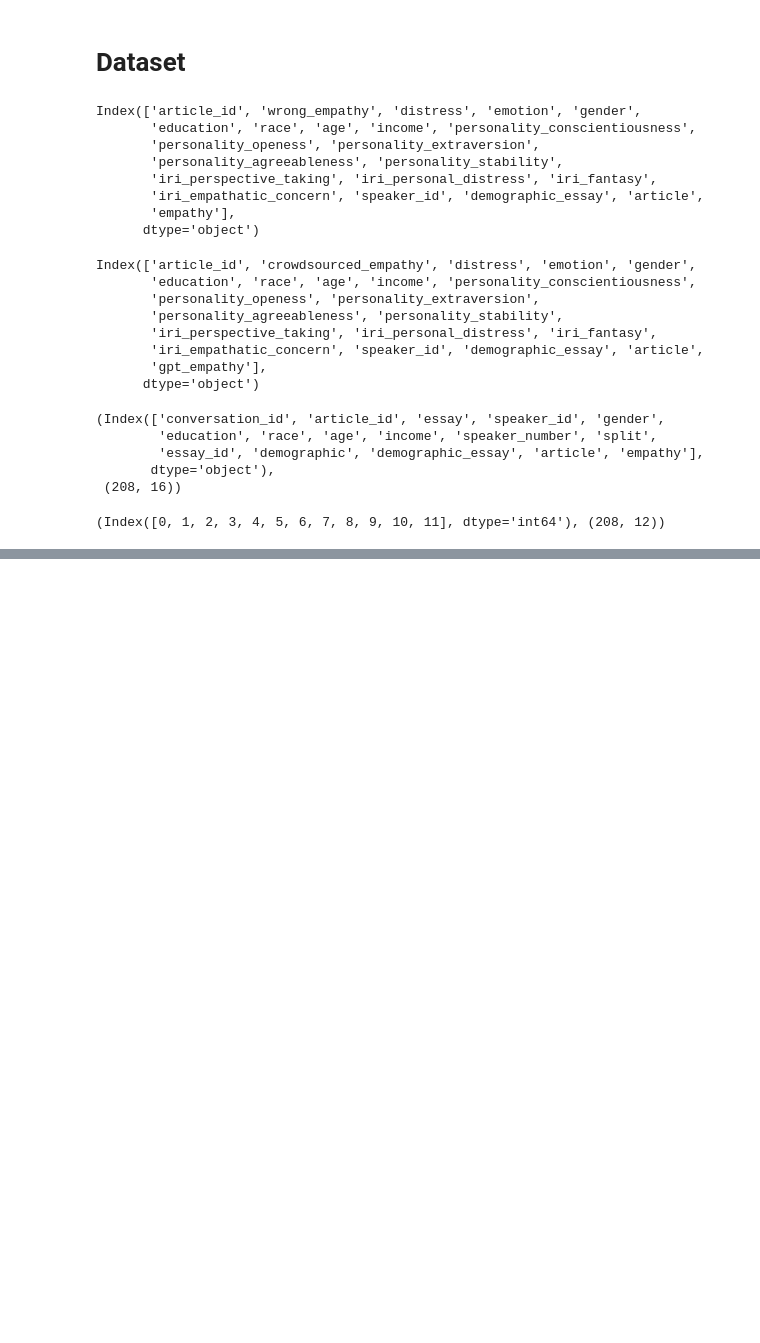
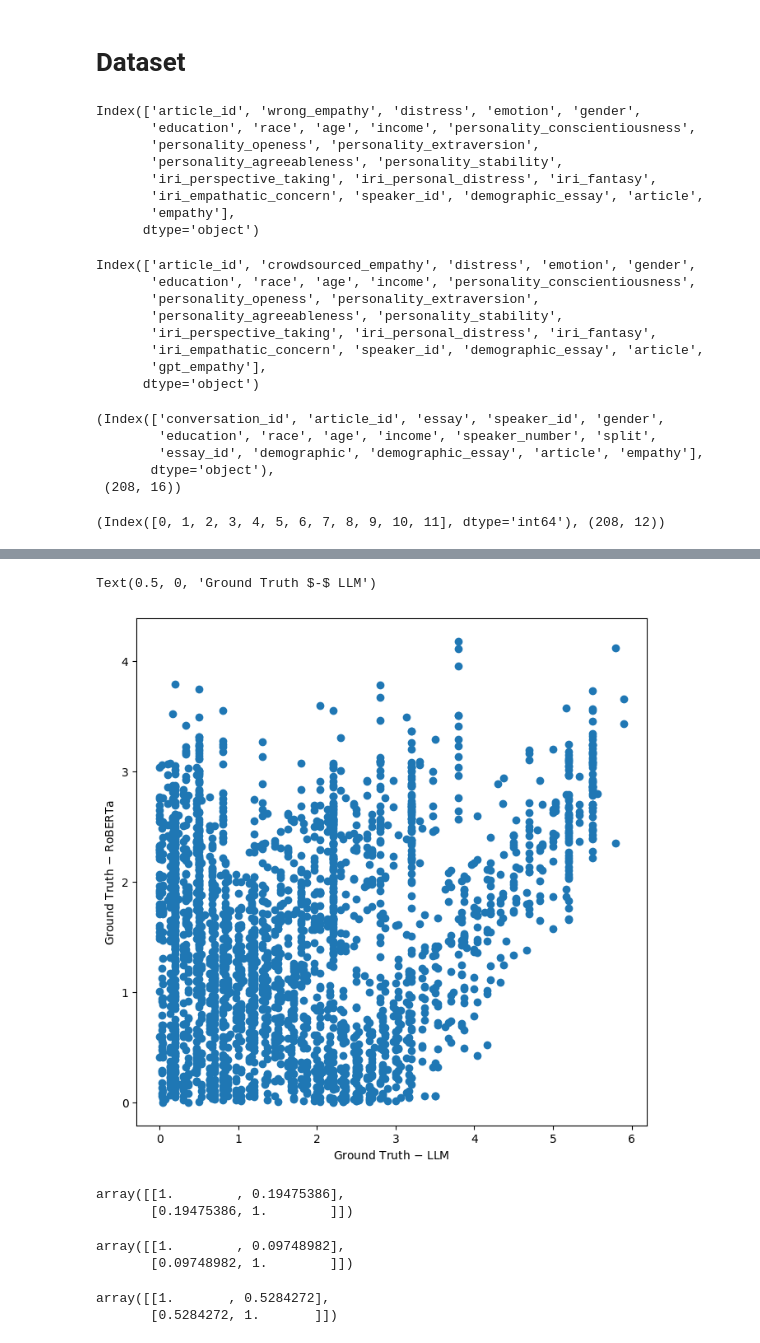
Before and after one commit to hasan-rakibul/LLMPathy, a Jupyter notebook: src/scratch.ipynb, the cells around one changed output, grey strips where cells are left out. Drawn from its saved outputs; the diff is of its cells as text; code cells hidden in the pictures; blank space fills up the shorter version.

```diff
--- a/src/scratch.ipynb
+++ b/src/scratch.ipynb
@@ -57,0 +107,30 @@ dev_gpt.to_csv('../data/v3_dev_gpt.tsv', sep='\t', index=False)
+# %%
+plt.figure(figsize=(8, 8))
+plt.scatter(residual_llm, residual_model)
+plt.ylabel("Ground Truth $-$ RoBERTa")
+plt.xlabel("Ground Truth $-$ LLM")
+# plt.savefig(os.path.join(logging_dir, "label_noise.png"), bbox_inches='tight')
+# %% [output]
+Text(0.5, 0, 'Ground Truth $-$ LLM')
+[figure, added]
+# %%
+np.corrcoef(residual_model, residual_llm)
+# %% [output]
+array([[1.        , 0.19475386],
+       [0.19475386, 1.        ]])
+# %%
+threshold = 3
+residual_llm_thresholded = residual_llm[residual_model > threshold]
+residual_model_thresholded = residual_model[residual_model > threshold]
+np.corrcoef(residual_model_thresholded, residual_llm_thresholded)
+# %% [output]
+array([[1.        , 0.09748982],
+       [0.09748982, 1.        ]])
+# %%
+threshold = 3
+residual_llm_thresholded = residual_llm[residual_llm > threshold]
+residual_model_thresholded = residual_model[residual_llm > threshold]
+np.corrcoef(residual_model_thresholded, residual_llm_thresholded)
+# %% [output]
+array([[1.       , 0.5284272],
+       [0.5284272, 1.       ]])
```
Also changed, not shown: parts of 28 cells of this notebook, 14 other files.
